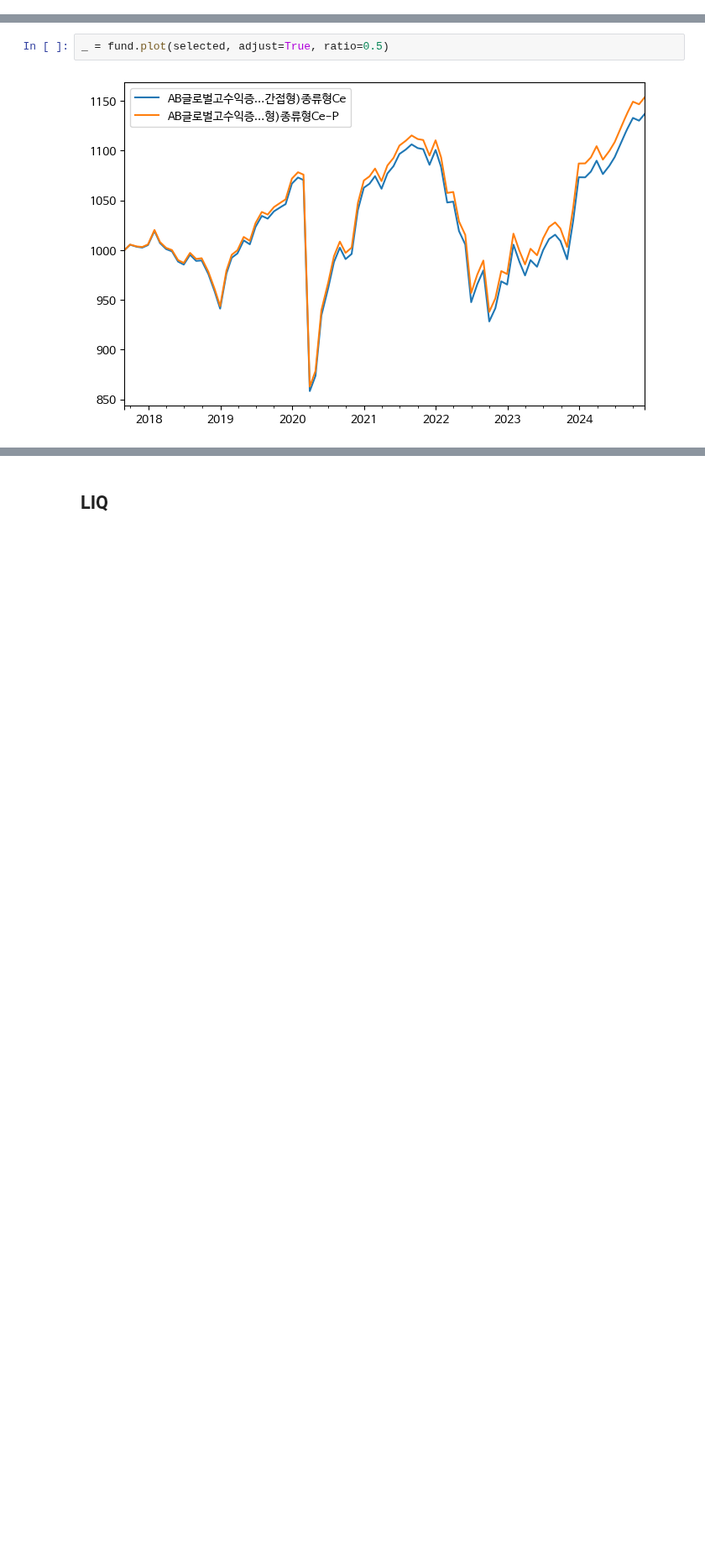
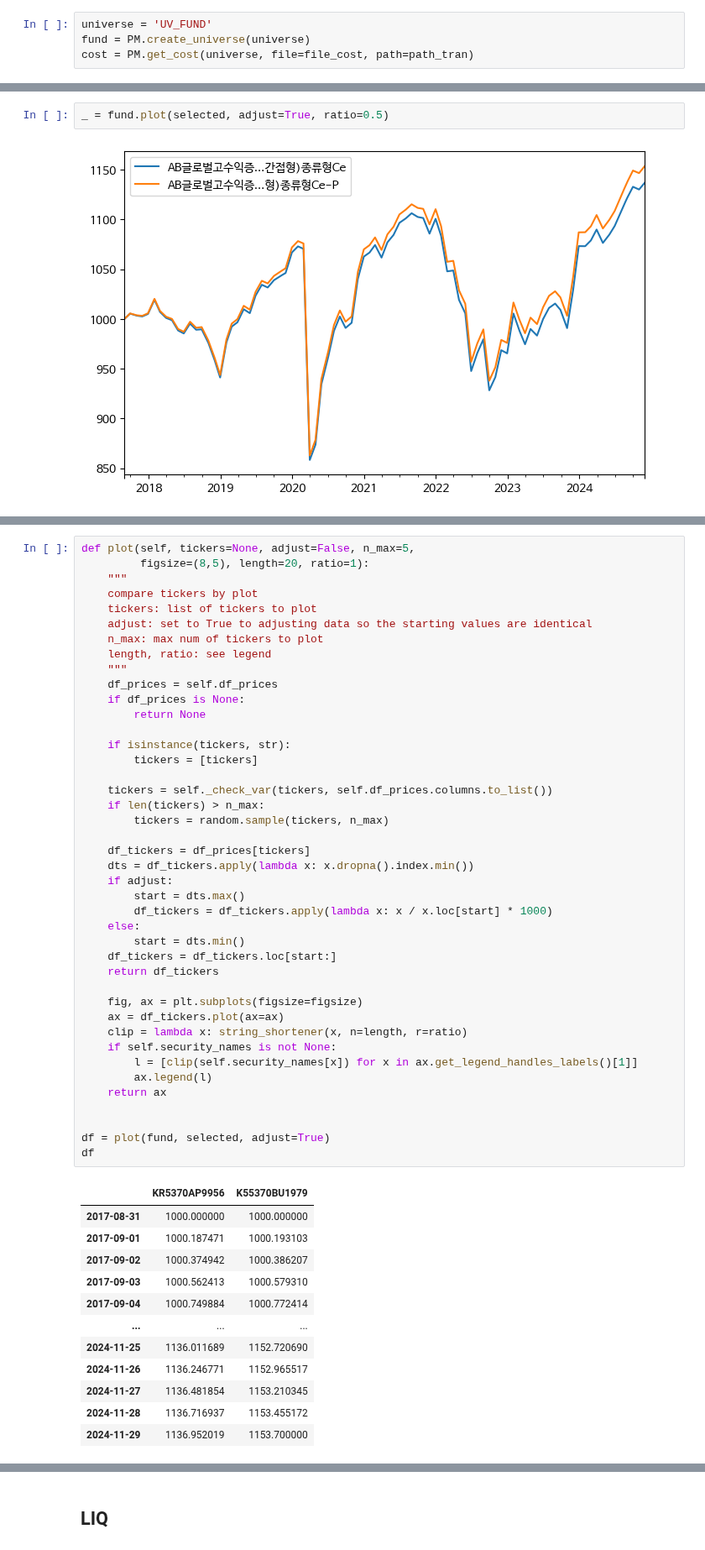
Before and after one commit to lbk209/portfolio, a Jupyter notebook: Allocate_Portfolio.ipynb, the cells around one changed output, grey strips where cells are left out. Shown at 84% size. Drawn from its saved outputs; the diff is of its cells as text; blank space fills up the shorter version.

```diff
--- a/Allocate_Portfolio.ipynb
+++ b/Allocate_Portfolio.ipynb
@@ -278,3 +241,7 @@ df_fund = FundDownloader.export_master(fund)
 Data for 65 funds loaded.
 # %% [markdown]
 ### Case - Cost
+# %%
+universe = 'UV_FUND'
+fund = PM.create_universe(universe)
+cost = PM.get_cost(universe, file=file_cost, path=path_tran)
@@ -289,0 +298,55 @@ _ = fund.plot(selected, adjust=True, ratio=0.5)
+# %%
+def plot(self, tickers=None, adjust=False, n_max=5,
+         figsize=(8,5), length=20, ratio=1):
+    """
+    compare tickers by plot
+    tickers: list of tickers to plot
+    adjust: set to True to adjusting data so the starting values are identical
+    n_max: max num of tickers to plot
+    length, ratio: see legend
+    """
+    df_prices = self.df_prices
+    if df_prices is None:
+        return None
+
+    if isinstance(tickers, str):
+        tickers = [tickers]
+
+    tickers = self._check_var(tickers, self.df_prices.columns.to_list())
+    if len(tickers) > n_max:
+        tickers = random.sample(tickers, n_max)
+
+    df_tickers = df_prices[tickers]
+    dts = df_tickers.apply(lambda x: x.dropna().index.min())
+    if adjust:
+        start = dts.max()
+        df_tickers = df_tickers.apply(lambda x: x / x.loc[start] * 1000)
+    else:
+        start = dts.min()
+    df_tickers = df_tickers.loc[start:]
+    return df_tickers
+
+    fig, ax = plt.subplots(figsize=figsize)
+    ax = df_tickers.plot(ax=ax)
+    clip = lambda x: string_shortener(x, n=length, r=ratio)
+    if self.security_names is not None:
+        l = [clip(self.security_names[x]) for x in ax.get_legend_handles_labels()[1]]
+        ax.legend(l)
+    return ax
+
+
+df = plot(fund, selected, adjust=True)
+df
+# %% [output]
+|  | KR5370AP9956 | K55370BU1979 |
+| 2017-08-31 | 1000.000000 | 1000.000000 |
+| 2017-09-01 | 1000.187471 | 1000.193103 |
+| 2017-09-02 | 1000.374942 | 1000.386207 |
+| 2017-09-03 | 1000.562413 | 1000.579310 |
+| 2017-09-04 | 1000.749884 | 1000.772414 |
+| ... | ... | ... |
+| 2024-11-25 | 1136.011689 | 1152.720690 |
+| 2024-11-26 | 1136.246771 | 1152.965517 |
+| 2024-11-27 | 1136.481854 | 1153.210345 |
+| 2024-11-28 | 1136.716937 | 1153.455172 |
+| 2024-11-29 | 1136.952019 | 1153.700000 |
```
Also changed, not shown: parts of 22 cells of this notebook, 1 other file.
